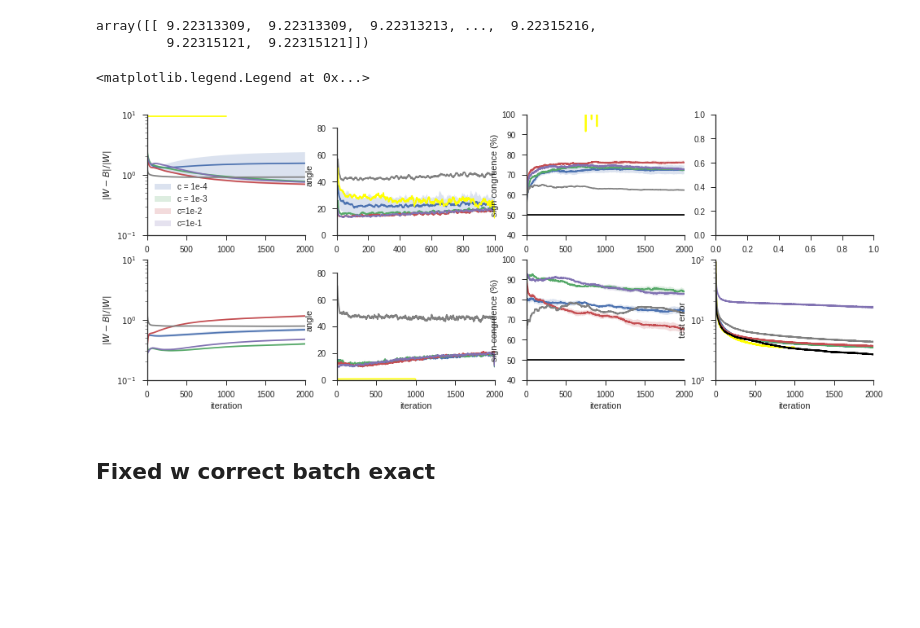
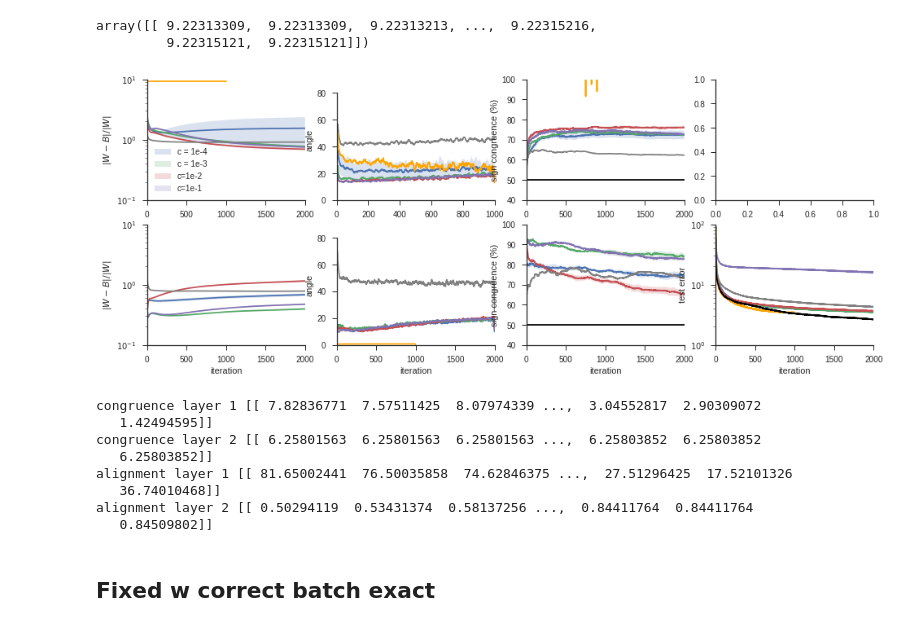
Before and after one commit to benlansdell/synthfeedback, a Jupyter notebook: notebooks/fig_2_validate_nodepert.ipynb, the cells around one changed output. Drawn from its saved outputs; the diff is of its cells as text; code cells hidden in the pictures; blank space fills up the shorter version.

```diff
--- a/notebooks/fig_2_validate_nodepert.ipynb
+++ b/notebooks/fig_2_validate_nodepert.ipynb
@@ -91,7 +91,7 @@ fig,axes = plt.subplots(2,4,figsize=(16,6))
 for i in range(N):
     sns.tsplot(metrics[i,:,:,idx], ax = axes[0,0], color='C%d'%i)
 
-sns.tsplot(ma_metrics[0,:,:,idx], ax = axes[0,0], color='yellow')
+sns.tsplot(ma_metrics[0,:,:,idx], ax = axes[0,0], color='orange')
 
 axes[0,0].set_ylabel('$\|W-B\|/\|W\|$');
 axes[0,0].set_yscale('log')
@@ -106,7 +106,7 @@ axes[1,0].set_ylabel('$\|W-B\|/\|W\|$');
 axes[1,0].set_yscale('log')
 axes[1,0].set_ylim([0.1, 10])
 
-sns.tsplot(ma_metrics[0,:,:,idx], ax = axes[1,0], color='yellow')
+sns.tsplot(ma_metrics[0,:,:,idx], ax = axes[1,0], color='orange')
 
 sns.tsplot(fa_metrics[0,:,:,idx], ax = axes[1,0], color='grey')
 
@@ -118,7 +118,7 @@ axes[0,1].set_ylabel('angle');
 axes[0,1].set_ylim([0, 90])
 sns.tsplot(smooth(fa_metrics[0,:,:,idx], bsize), ax = axes[0,1], color='grey')
 
-sns.tsplot(smooth(ma_metrics[0,:,:,idx], bsize), ax = axes[0,1], color='yellow')
+sns.tsplot(smooth(ma_metrics[0,:,:,idx], bsize), ax = axes[0,1], color='orange')
 
 idx = 7
 for i in range(N):
@@ -127,7 +127,7 @@ axes[1,1].set_xlabel('iteration');
 axes[1,1].set_ylabel('angle');
 axes[1,1].set_ylim([0, 90])
 
-sns.tsplot(smooth(ma_metrics[0,:,:,idx],bsize), ax = axes[1,1], color='yellow')
+sns.tsplot(smooth(ma_metrics[0,:,:,idx],bsize), ax = axes[1,1], color='orange')
 
 sns.tsplot(smooth(fa_metrics[0,:,:,idx],bsize), ax = axes[1,1], color='grey')
 
@@ -139,42 +139,57 @@ axes[0,2].set_ylabel('sign congruence (%)');
 axes[0,2].axhline(y = 50, color = 'black')
 axes[0,2].set_ylim([40, 100])
 
-sns.tsplot(100*ma_metrics[0,:,:,idx], ax = axes[0,2], color='yellow')
+sns.tsplot(100*ma_metrics[0,:,:,idx], ax = axes[0,2], color='orange')
 
 sns.tsplot(100*fa_metrics[0,:,:,idx], ax = axes[0,2], color='grey')
 
 idx = 9
 for i in range(N):
     sns.tsplot(100*metrics[i,:,:,idx], ax = axes[1,2], color='C%d'%i)
 axes[1,2].set_xlabel('iteration');
 axes[1,2].set_ylabel('sign congruence (%)');
 axes[1,2].axhline(y = 50, color = 'black')
 axes[1,2].set_ylim([40, 100])
 
-sns.tsplot(100*ma_metrics[0,:,:,idx], ax = axes[1,2], color='yellow')
+sns.tsplot(100*ma_metrics[0,:,:,idx], ax = axes[1,2], color='orange')
 
 sns.tsplot(100*fa_metrics[0,:,:,idx], ax = axes[1,2], color='grey')
 
 idx = 3
 for i in range(N):
     sns.tsplot(100-100*metrics[i,:,:,idx], ax = axes[1,3], color='C%d'%i)
 axes[1,3].set_ylabel('test error');
 axes[1,3].set_xlabel('iteration');
 axes[1,3].set_yscale('log')
 axes[1,3].set_ylim([1, 100])
 axes[1,3].set_xlim([0, 1000])
 
-sns.tsplot(100-100*ma_metrics[0,:,:,idx], ax = axes[1,3], color='yellow')
+sns.tsplot(100-100*ma_metrics[0,:,:,idx], ax = axes[1,3], color='orange')
 sns.tsplot(100-100*fa_metrics[0,:,:,idx], ax = axes[1,3], color='grey')
 sns.tsplot(100-100*bp_metrics[0,:,:,idx], ax = axes[1,3], color='black')
 
 sns.despine(trim=True)
 axes[0,0].legend(['c = 1e-4', 'c = 1e-3', 'c=1e-2', 'c=1e-1'])
 
-#plt.savefig('./figures/fig_2b_validate_nodepert_varw_correctbatches.pdf')
+plt.savefig('./figures/fig_2b_validate_nodepert_varw_correctbatches.pdf')
 # %% [output]
-<matplotlib.legend.Legend at 0x...>
-[figure, old version]
+[figure, new version]
+# %%
+#sign congruence
+idx = 6; print('congruence layer 1', ma_metrics[0,:,:,idx])
+idx = 9;  print('congruence layer 2', ma_metrics[0,:,:,idx])
+#alignment
+idx = 4;  print('alignment layer 1', ma_metrics[0,:,:,idx])
+idx = 7;  print('alignment layer 2', ma_metrics[0,:,:,idx])
+# %% [output]
+congruence layer 1 [[ 7.82836771  7.57511425  8.07974339 ...,  3.04552817  2.90309072
+   1.42494595]]
+congruence layer 2 [[ 6.25801563  6.25801563  6.25801563 ...,  6.25803852  6.25803852
+   6.25803852]]
+alignment layer 1 [[ 81.65002441  76.50035858  74.62846375 ...,  27.51296425  17.52101326
+   36.74010468]]
+alignment layer 2 [[ 0.50294119  0.53431374  0.58137256 ...,  0.84411764  0.84411764
+   0.84509802]]
 # %% [markdown]
 ## Fixed w correct batch exact
 # %%
```
Also changed, not shown: 3 other files.
